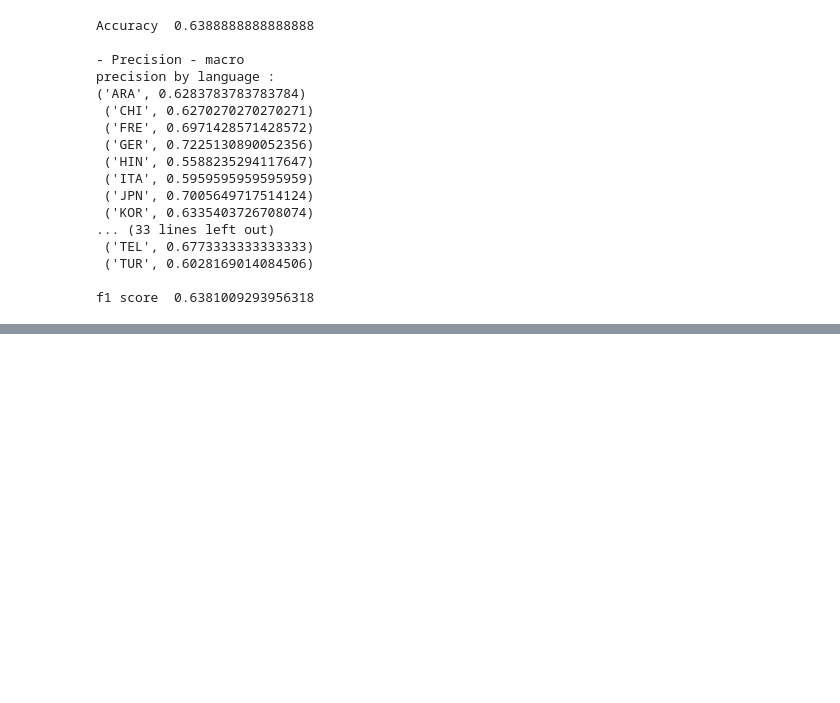
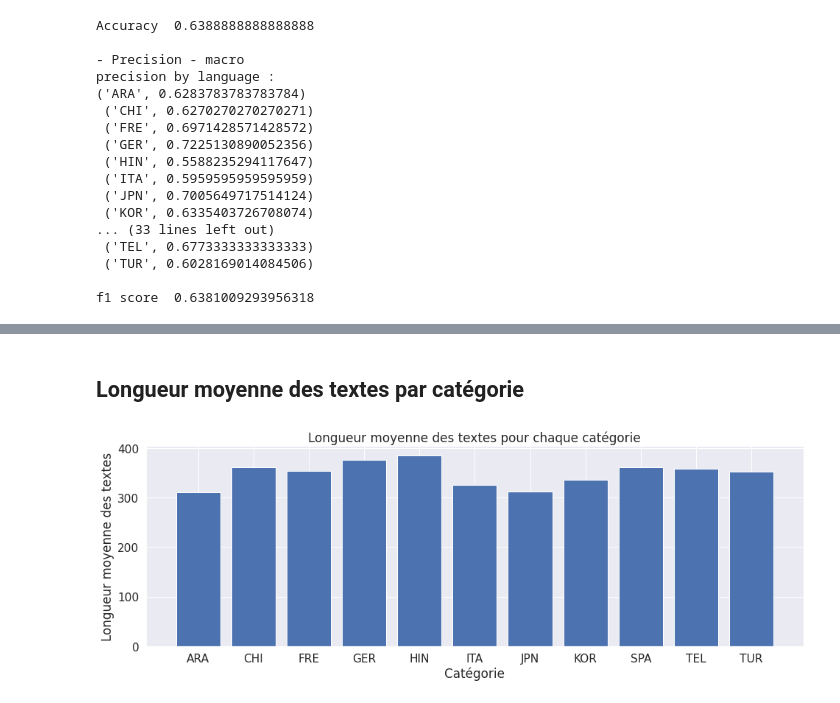
Before and after one commit to Koceila2K7/projet-analyse-de-text, a Jupyter notebook: src/stats_project.ipynb, the cells around one changed output, grey strips where cells are left out. Saved outputs shown, nothing was run; the diff lists cells and outputs as text; code cells hidden in the pictures; blank space fills up the shorter version.

Commit message:
text length, number of words, sentences length

```diff
--- a/src/stats_project.ipynb
+++ b/src/stats_project.ipynb
@@ -953,0 +954,17 @@ Falling back to the 'python' engine because the 'c' engine does not support rege
+# %% [markdown]
+## Longueur moyenne des textes par catégorie
+# %%
+import pandas as pd
+import matplotlib.pyplot as plt
+
+df['text_length'] = df['text'].apply(lambda x: len(x.split()))
+mean_length = df.groupby('category')['text_length'].mean()
+
+plt.figure(figsize=(16, 5))
+plt.bar(mean_length.index, mean_length.values)
+plt.title("Longueur moyenne des textes pour chaque catégorie")
+plt.xlabel("Catégorie")
+plt.ylabel("Longueur moyenne des textes")
+plt.show()
+# %% [output]
+[figure, added]
```
Also changed, not shown: parts of 36 cells of this notebook.
